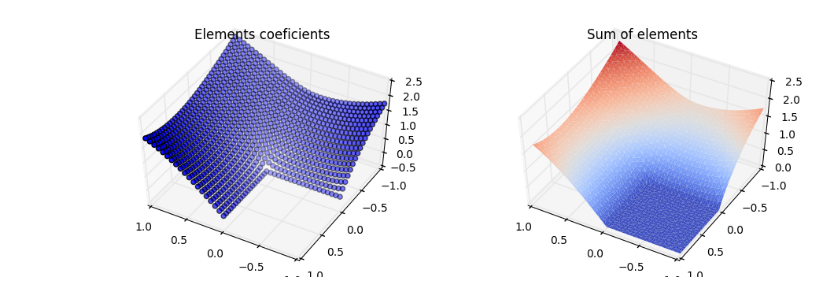
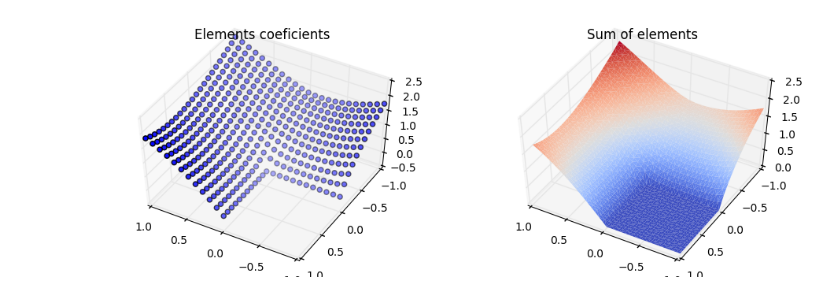
Before and after one commit to kd226/RRiR, a Jupyter notebook: Lshape.ipynb, the cells around one changed output. Cells and saved outputs as stored; diff of their text form; code cells hidden in the pictures.

```diff
--- a/Lshape.ipynb
+++ b/Lshape.ipynb
@@ -7,6 +13,9 @@ from ipywidgets import widgets
 # %%
 # local matrix of phi
-S = np.array([[2/3,-1/6,-1/3,-1/6],[-1/6,2/3,-1/6,-1/3],[-1/3,-1/6,2/3,-1/6],[-1/6,-1/3,-1/6,2/3]])
+S = np.array([[2/3,-1/6,-1/3,-1/6]
+             ,[-1/6,2/3,-1/6,-1/3]
+             ,[-1/3,-1/6,2/3,-1/6]
+             ,[-1/6,-1/3,-1/6,2/3]])
 # %%
 def setValues(n):
     # calculate number of points
@@ -42,7 +51,7 @@ def getB(n,points,elements,side):
     # lower elements
     # [ ] [ ]
     #     [*]
-    starting = n * (row + 1)
+    starting  = n* row + n
     row = n+1
     def transf(el):
         left_up = starting + el + el//(row-1)
@@ -57,4 +66,5 @@ def getB(n,points,elements,side):
         for tr1 in transformation:
             for tr2 in transformation:
                 B[tr1[1],tr2[1]] += S[tr1[0],tr2[0]]
+
     return B
@@ -177,16 +194,16 @@ def plotElems(fig, n, points, side, Xs, Ys, X):
     ax.plot_trisurf(Final[0],Final[1],Final[2],cmap=plt.cm.coolwarm,linewidth=0)
     plt.show()
 # %%
-def heat(n=2):
+def heat(n):
     points, elements, side = setValues(n)
     B = getB(n, points, elements, side)
     L = getL(n, points, elements, side)
     getDs(n, points, B, L)
     Xs, Ys, As = solve(n, points, side, B, L)
     fig = plt.figure(figsize=plt.figaspect(0.35))
     plotCoefs(fig, Xs, Ys, As)
     plotElems(fig, n, points, side, Xs, Ys, As)
 
-widgets.interactive(heat, n=(1,50,1), __manual=True)
+widgets.interactive(heat, n=widgets.IntSlider(min=1,max=50,step=1,value=2),continuous_update=False)
 # %% [output]
-[figure, old version]
+[figure, new version]
```
Also changed, not shown: parts of 5 cells of this notebook.
